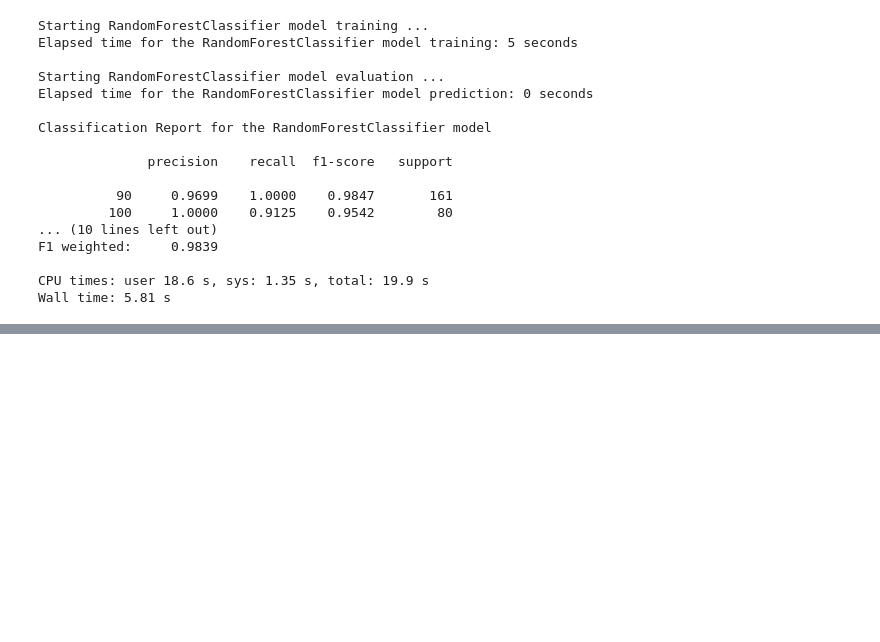
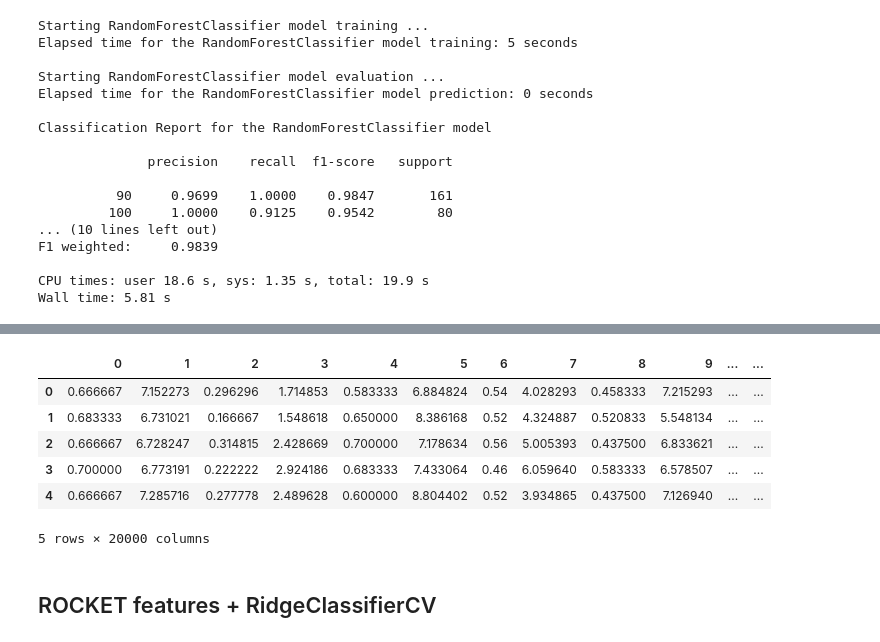
Before and after one commit to shamilnabiyev/automl-time-series, a Jupyter notebook: notebooks/hydraulic-systems-model-training.ipynb, the cells around one changed output, grey strips where cells are left out. Cells and saved outputs as stored; diff of their text form; code cells hidden in the pictures; blank space fills up the shorter version.

Commit message:
Added an experiment using ROCKET

```diff
--- a/notebooks/hydraulic-systems-model-training.ipynb
+++ b/notebooks/hydraulic-systems-model-training.ipynb
@@ -124,20 +125,21 @@ y_test shape:    (441,)
 # %% [markdown]
 ## Helper methods
 # %%
-def transform_data(X_train, X_test):
+def transform_data(transformer, X_train, X_test):
     print("Starting data transformation ...")
 
     start = timer()
-    minirocket_multi = MiniRocketMultivariate(n_jobs=4, random_state=SEED)
-    minirocket_multi.fit(X_train)
-    print("Elapsed time for MiniRocket fitting:", (timedelta(seconds=timer()-start)).seconds, "seconds")
+    transformer.fit(X_train)
+    print(f"Elapsed time for {type(transformer).__name__} fitting:",
+          (timedelta(seconds=timer()-start)).seconds,
+          "seconds")
 
     start = timer()
-    X_train_transform = minirocket_multi.transform(X_train)
+    X_train_transform = transformer.transform(X_train)
     print("Elapsed time for the transformation of X_train:", (timedelta(seconds=timer()-start)).seconds, "seconds")
 
     start = timer()
-    X_test_transform = minirocket_multi.transform(X_test)
+    X_test_transform = transformer.transform(X_test)
     print("Elapsed time for the transformation of X_test:", (timedelta(seconds=timer()-start)).seconds, "seconds \n")
 
     return X_train_transform, X_test_transform
@@ -289,0 +261,5 @@ weighted avg     0.9444    0.9433    0.9432       441
+# %%
+%%time
+
+rocket = Rocket(n_jobs=4, random_state=SEED)
+X_train_transform, X_test_transform = transform_data(rocket, X_train, X_test)
@@ -289,0 +274,12 @@ weighted avg     0.9444    0.9433    0.9432       441
+# %%
+X_train_transform.head()
+# %% [output]
+|  | 0 | 1 | 2 | 3 | 4 | 5 | 6 | 7 | 8 | 9 | ... | ... |
+| 0 | 0.666667 | 7.152273 | 0.296296 | 1.714853 | 0.583333 | 6.884824 | 0.54 | 4.028293 | 0.458333 | 7.215293 | ... | ... |
+| 1 | 0.683333 | 6.731021 | 0.166667 | 1.548618 | 0.650000 | 8.386168 | 0.52 | 4.324887 | 0.520833 | 5.548134 | ... | ... |
+| 2 | 0.666667 | 6.728247 | 0.314815 | 2.428669 | 0.700000 | 7.178634 | 0.56 | 5.005393 | 0.437500 | 6.833621 | ... | ... |
+| 3 | 0.700000 | 6.773191 | 0.222222 | 2.924186 | 0.683333 | 7.433064 | 0.46 | 6.059640 | 0.583333 | 6.578507 | ... | ... |
+| 4 | 0.666667 | 7.285716 | 0.277778 | 2.489628 | 0.600000 | 8.804402 | 0.52 | 3.934865 | 0.437500 | 7.126940 | ... | ... |
+5 rows × 20000 columns
+# %% [markdown]
+## ROCKET features + RidgeClassifierCV
```
Also changed, not shown: parts of 15 cells of this notebook.
